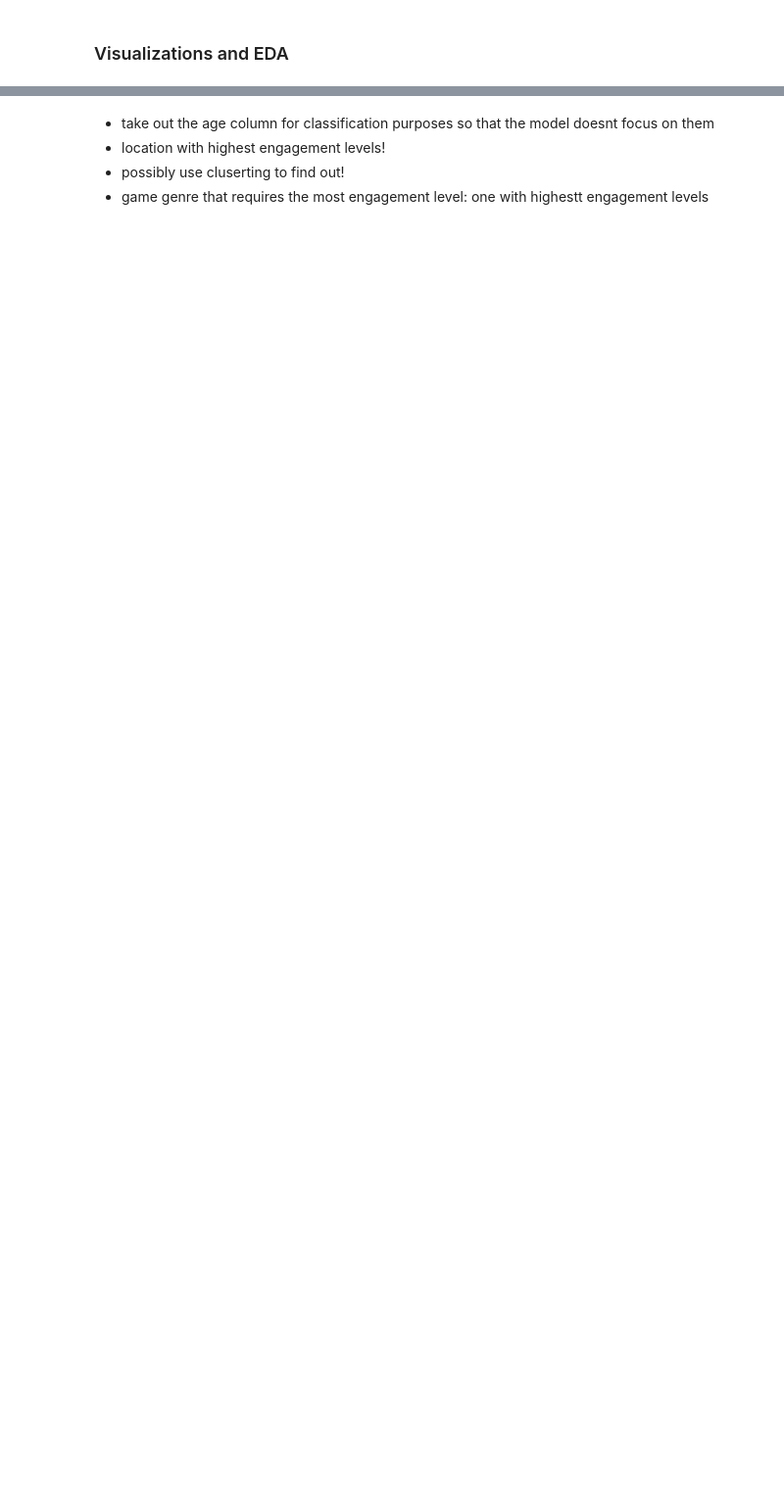
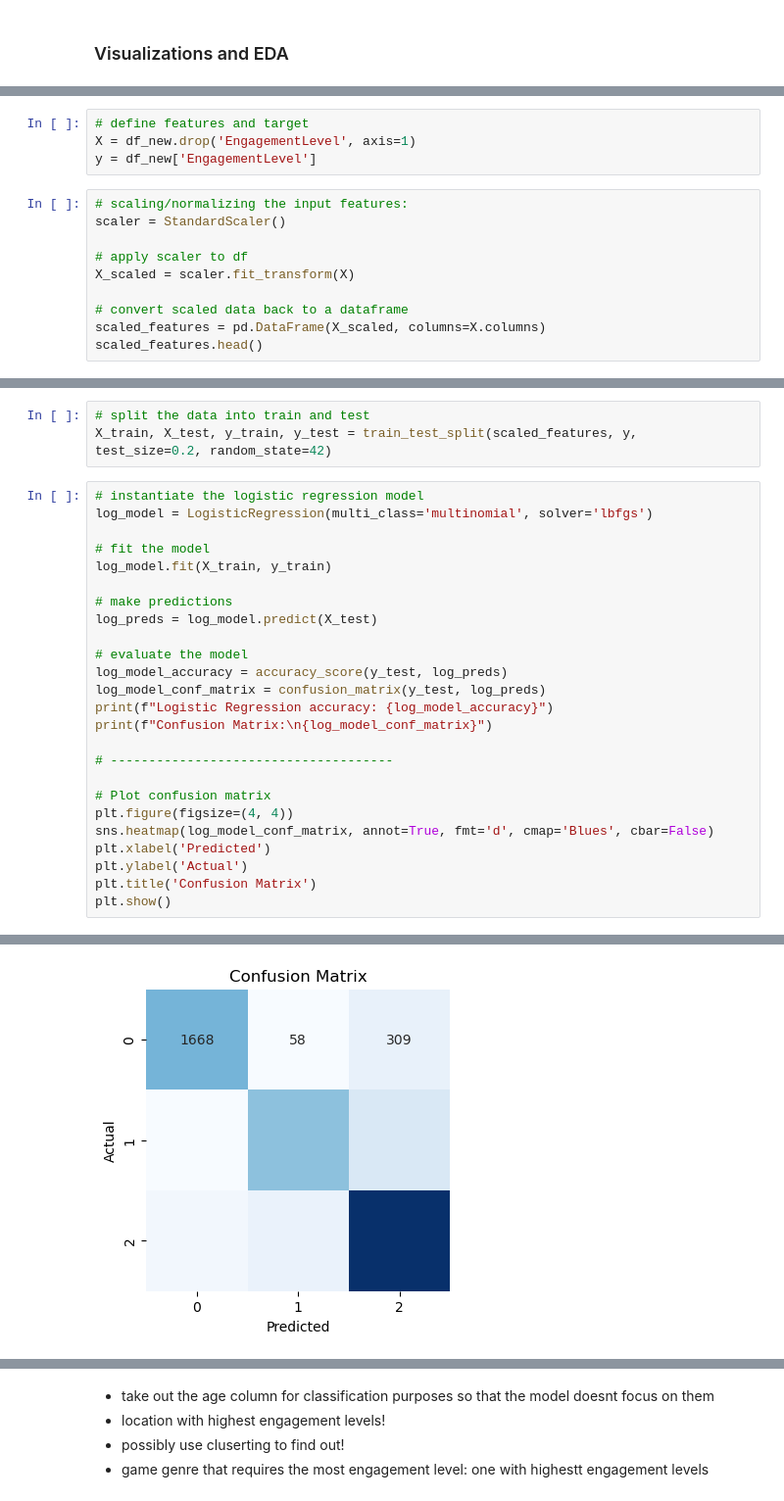
Before and after one commit to UgeneTettey/Blossom_Projects, a Jupyter notebook: capstone/Online_Gaming_Behavior/Online_Gaming_Prediction.ipynb, the cells around one changed output, grey strips where cells are left out. Shown at 98% size. Drawn from its saved outputs; the diff is of its cells as text; blank space fills up the shorter version.

```diff
--- a/capstone/Online_Gaming_Behavior/Online_Gaming_Prediction.ipynb
+++ b/capstone/Online_Gaming_Behavior/Online_Gaming_Prediction.ipynb
@@ -235,0 +261,14 @@ game_df.head()
+# %%
+# define features and target
+X = df_new.drop('EngagementLevel', axis=1)
+y = df_new['EngagementLevel']
+# %%
+# scaling/normalizing the input features:
+scaler = StandardScaler()
+
+# apply scaler to df
+X_scaled = scaler.fit_transform(X)
+
+# convert scaled data back to a dataframe
+scaled_features = pd.DataFrame(X_scaled, columns=X.columns)
+scaled_features.head()
@@ -235,0 +282,29 @@ game_df.head()
+# %%
+# split the data into train and test
+X_train, X_test, y_train, y_test = train_test_split(scaled_features, y, test_size=0.2, random_state=42)
+# %%
+# instantiate the logistic regression model
+log_model = LogisticRegression(multi_class='multinomial', solver='lbfgs')
+
+# fit the model
+log_model.fit(X_train, y_train)
+
+# make predictions
+log_preds = log_model.predict(X_test)
+
+# evaluate the model
+log_model_accuracy = accuracy_score(y_test, log_preds)
+log_model_conf_matrix = confusion_matrix(y_test, log_preds)
+print(f"Logistic Regression accuracy: {log_model_accuracy}")
+print(f"Confusion Matrix:\n{log_model_conf_matrix}")
+
+# -------------------------------------
+
+# Plot confusion matrix
+plt.figure(figsize=(4, 4))
+sns.heatmap(log_model_conf_matrix, annot=True, fmt='d', cmap='Blues', cbar=False)
+plt.xlabel('Predicted')
+plt.ylabel('Actual')
+plt.title('Confusion Matrix')
+plt.show()
+# %% [output]
@@ -235,0 +316 @@ game_df.head()
+[figure, added]
```
Also changed, not shown: parts of 35 cells of this notebook.
